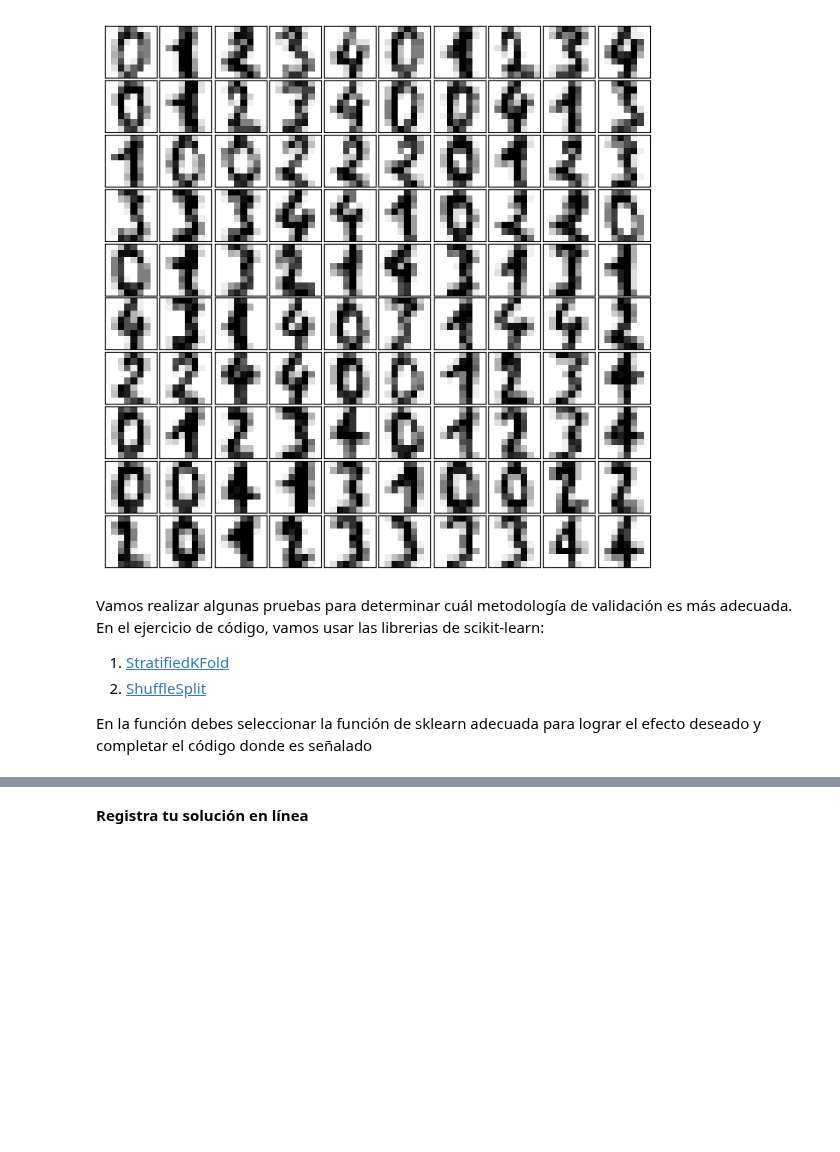
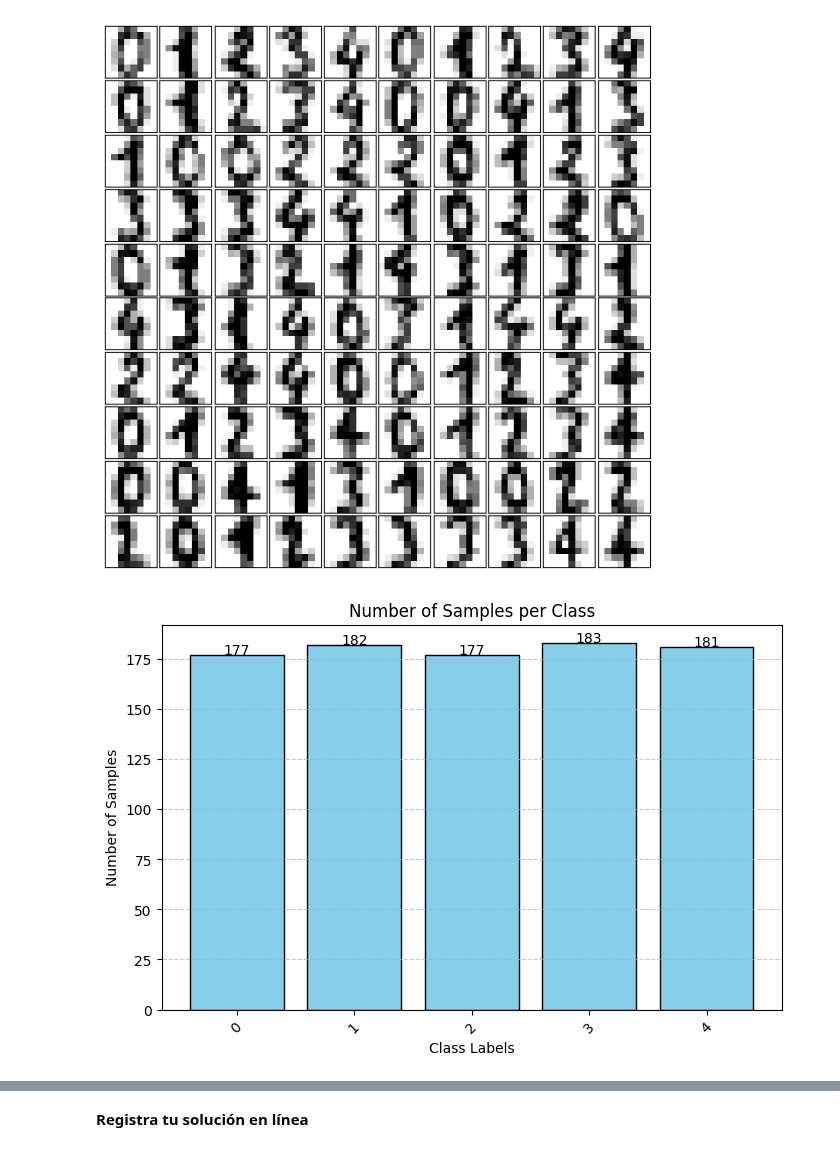
Before and after one commit to jdariasl/Intro_ML_2025, a Jupyter notebook: _sources/lab3_parte1--XX--TEACHER--XX.ipynb, the cells around one changed output, grey strips where cells are left out. Drawn from its saved outputs; the diff is of its cells as text; code cells hidden in the pictures; blank space fills up the shorter version.

```diff
--- a/_sources/lab3_parte1--XX--TEACHER--XX.ipynb
+++ b/_sources/lab3_parte1--XX--TEACHER--XX.ipynb
@@ -30,9 +30,9 @@ y = digits.target
 plot_digits(digits.data)
 # %% [output]
 [figure]
-# %% [markdown]
-Vamos realizar algunas pruebas para determinar cuál metodología de validación es más adecuada. En el ejercicio de código, vamos usar las librerias de scikit-learn:
-1. [StratifiedKFold](https://scikit-learn.org/stable/modules/generated/sklearn.model_selection.StratifiedKFold.html?highlight=stratifiedkfold#sklearn.model_selection.StratifiedKFold)
-2. [ShuffleSplit](https://scikit-learn.org/stable/modules/generated/sklearn.model_selection.ShuffleSplit.html)
-
-En la función debes seleccionar la función de sklearn adecuada para lograr el efecto deseado y completar el código donde es señalado
+# %%
+#Echemos un vistazo a la distribución de las clases
+from local.lib.util import plot_samples_per_class
+plot_samples_per_class(y)
+# %% [output]
+[figure, added]
```
Also changed, not shown: parts of 8 cells of this notebook, 16 other files.
